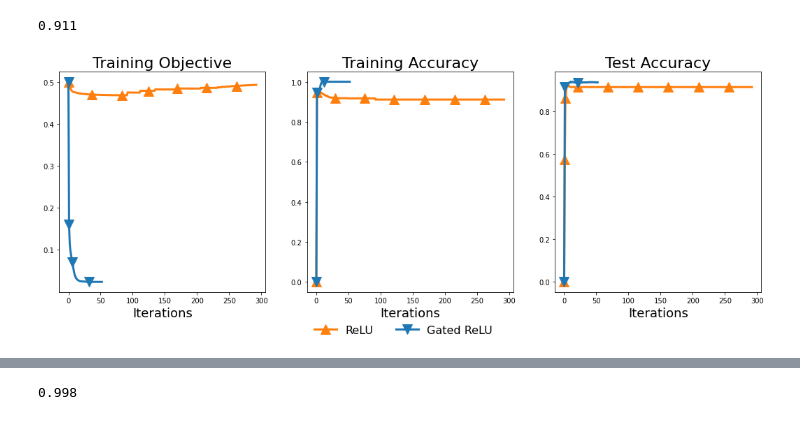
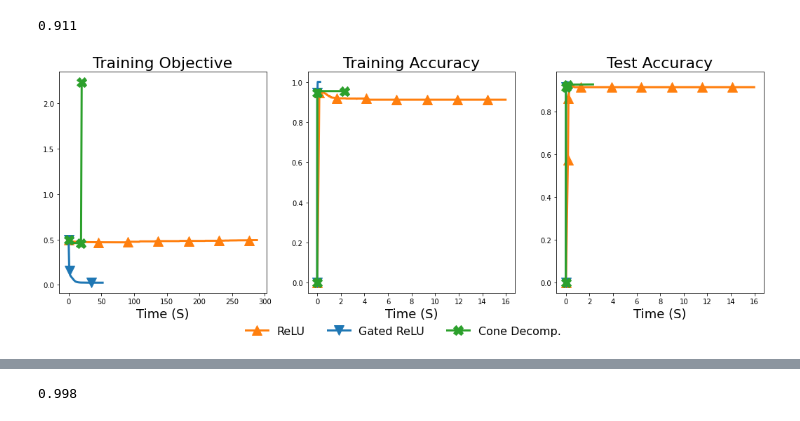
Before and after one commit to rajatvd/convex_nn, a Jupyter notebook: notebooks/convex_nn_demo.ipynb, the cells around one changed output, grey strips where cells are left out. Cells and saved outputs as stored; diff of their text form; code cells hidden in the pictures.

Commit message:
Add approximate cone decomposition.

```diff
--- a/notebooks/convex_nn_demo.ipynb
+++ b/notebooks/convex_nn_demo.ipynb
@@ -76,3 +76,17 @@ Train Set objective: 0.023810088246165144, Train Set grad_norm: 1.24312760893961
 np.sum(np.sign(grelu_model(X_train)) == y_train) / len(y_train)
 # %% [output]
 1.0
+# %%
+model = ConvexGatedReLU(G) # start with a Gated ReLU model; a ReLU model will be output.
+solver = ApproximateConeDecomposition(model)
+cd_model, cd_metrics = optimize_model(
+    model,
+    solver,
+    metrics,
+    X_train,
+    y_train,
+    X_test,
+    y_test,
+    regularizer,
+    verbose=True,
+)
@@ -138,12 +172,22 @@ ax0.plot(np.arange(len(grelu_metrics.objective)),
          linewidth="3"
         )
 
+ax0.plot(np.arange(len(cd_metrics.objective)),
+         cd_metrics.objective,
+         label="Cone Decomp.",
+         color="#2ca02c",
+         marker="X",
+         markevery=0.1,
+         markersize=14,
+         linewidth="3"
+        )
+
 ax0.set_title("Training Objective", fontsize=22)
-ax0.set_xlabel("Iterations", fontsize=18)
+ax0.set_xlabel("Time (S)", fontsize=18)
 
 ax1 = fig.add_subplot(spec[0, 1])
 
-ax1.plot(np.arange(len(relu_metrics.train_accuracy)),
+ax1.plot(relu_metrics.time,
          relu_metrics.train_accuracy,
          label="Relu",
          color="#ff7f0e",
@@ -152,7 +196,7 @@ ax1.plot(np.arange(len(relu_metrics.train_accuracy)),
          markersize=14,
          linewidth="3")
 
-ax1.plot(np.arange(len(grelu_metrics.train_accuracy)),
+ax1.plot(grelu_metrics.time,
          grelu_metrics.train_accuracy,
          label="Gated ReLU",
          color="#1f77b4",
@@ -162,50 +206,70 @@ ax1.plot(np.arange(len(grelu_metrics.train_accuracy)),
          linewidth="3"
         )
 
+ax1.plot(cd_metrics.time,
+         cd_metrics.train_accuracy,
+         label="Cone Decomp.",
+         color="#2ca02c",
+         marker="X",
+         markevery=0.1,
+         markersize=14,
+         linewidth="3"
+        )
+
 ax1.set_title("Training Accuracy", fontsize=22)
-ax1.set_xlabel("Iterations", fontsize=18)
+ax1.set_xlabel("Time (S)", fontsize=18)
 
 ax2 = fig.add_subplot(spec[0, 2])
 
 
-ax2.plot(np.arange(len(relu_metrics.test_accuracy)),
+ax2.plot(relu_metrics.time,
          relu_metrics.test_accuracy,
          label="Relu",
          color="#ff7f0e",
          marker="^",
          markevery=0.1,
          markersize=14,
          linewidth="3")
 
-ax2.plot(np.arange(len(grelu_metrics.test_accuracy)),
+ax2.plot(grelu_metrics.time,
          grelu_metrics.test_accuracy,
          label="Gated ReLU",
          color="#1f77b4",
          marker="v",
          markevery=0.1,
          markersize=14,
          linewidth="3"
         )
 
+ax2.plot(cd_metrics.time,
+         cd_metrics.test_accuracy,
+         label="Cone Decomp.",
+         color="#2ca02c",
+         marker="X",
+         markevery=0.1,
+         markersize=14,
+         linewidth="3"
+        )
+
 ax2.set_title("Test Accuracy", fontsize=22)
-ax2.set_xlabel("Iterations", fontsize=18)
+ax2.set_xlabel("Time (S)", fontsize=18)
 handles, labels = ax0.get_legend_handles_labels()
 legend = fig.legend(
     handles=handles,
     labels=labels,
     loc="lower center",
     borderaxespad=0.1,
     fancybox=False,
     shadow=False,
-    ncol=2,
+    ncol=3,
     fontsize=16,
     frameon=False,
 )
 fig.subplots_adjust(
     bottom=0.15,
 )
 # %% [output]
-[figure, old version]
+[figure, new version]
 # %%
 # Super-fast least-squares solver.
 model = ConvexGatedReLU(G)
```
Also changed, not shown: parts of 8 cells of this notebook, 4 other files.
